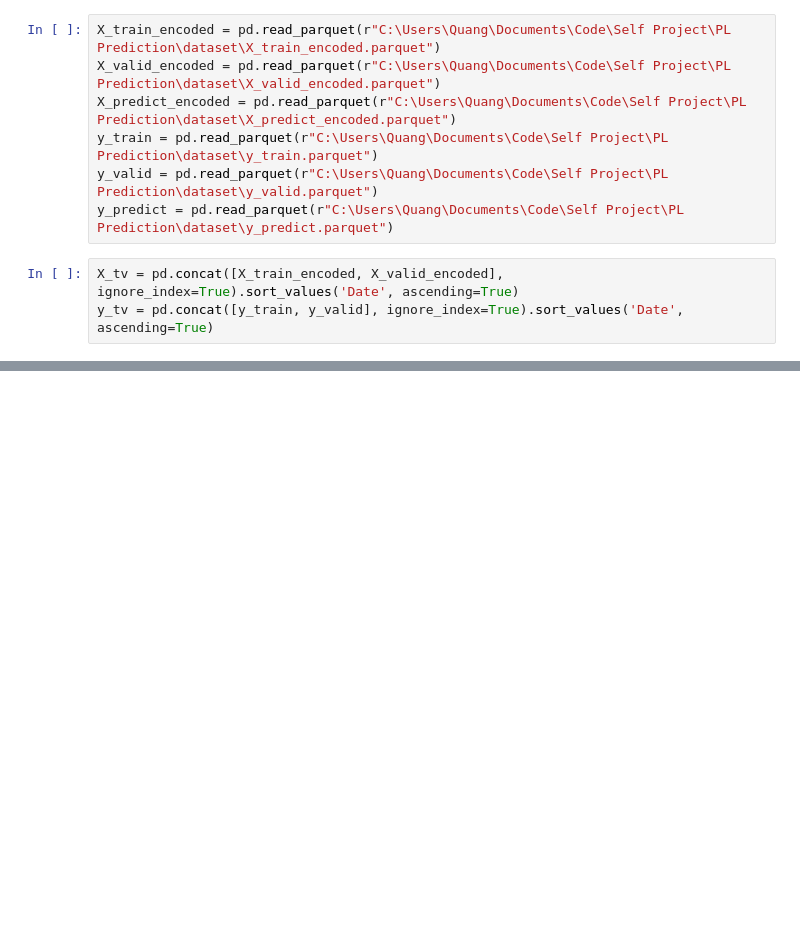
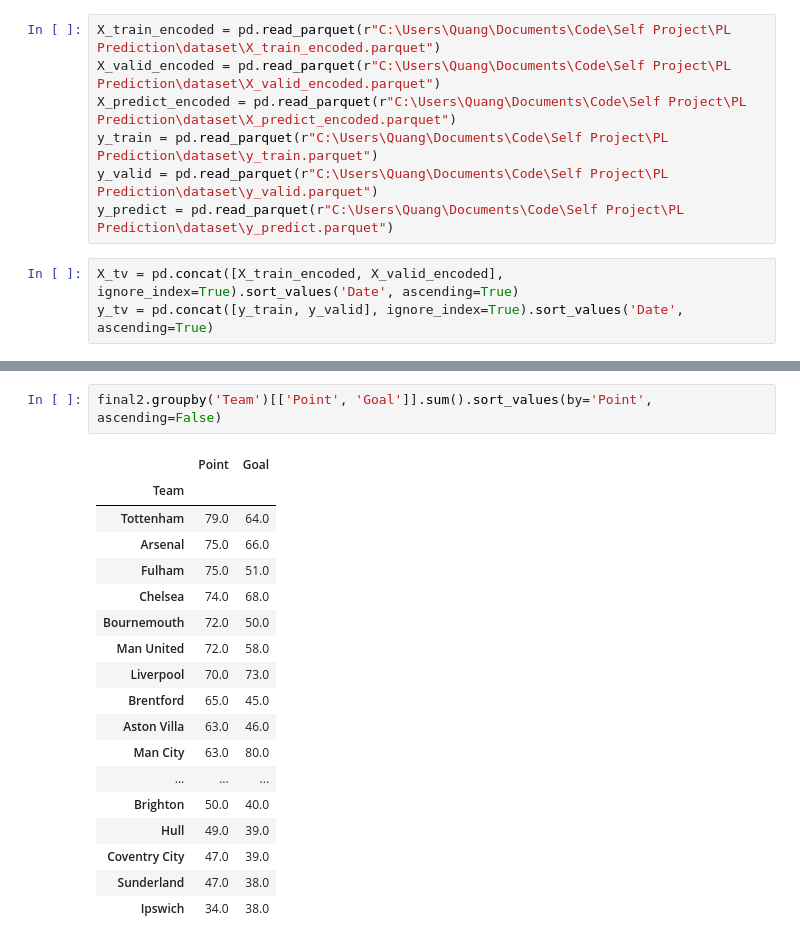
Before and after one commit to ngtrmquang/premier-league-prediction, a Jupyter notebook: 03_predict_final.ipynb, the cells around one changed output, grey strips where cells are left out. Drawn from its saved outputs; the diff is of its cells as text; blank space fills up the shorter version.

```diff
--- a/03_predict_final.ipynb
+++ b/03_predict_final.ipynb
@@ -29,0 +184,21 @@ xgb.fit(X_tv.drop(columns=['Date']), y_tv.drop(columns=['Date']))
+# %%
+final2.groupby('Team')[['Point', 'Goal']].sum().sort_values(by='Point', ascending=False)
+# %% [output]
+|  | Point | Goal |
+| Team |  |  |
+| Tottenham | 79.0 | 64.0 |
+| Arsenal | 75.0 | 66.0 |
+| Fulham | 75.0 | 51.0 |
+| Chelsea | 74.0 | 68.0 |
+| Bournemouth | 72.0 | 50.0 |
+| Man United | 72.0 | 58.0 |
+| Liverpool | 70.0 | 73.0 |
+| Brentford | 65.0 | 45.0 |
+| Aston Villa | 63.0 | 46.0 |
+| Man City | 63.0 | 80.0 |
+| ... | ... | ... |
+| Brighton | 50.0 | 40.0 |
+| Hull | 49.0 | 39.0 |
+| Coventry City | 47.0 | 39.0 |
+| Sunderland | 47.0 | 38.0 |
+| Ipswich | 34.0 | 38.0 |
```
Also changed, not shown: parts of 9 cells of this notebook, 2 other files.
